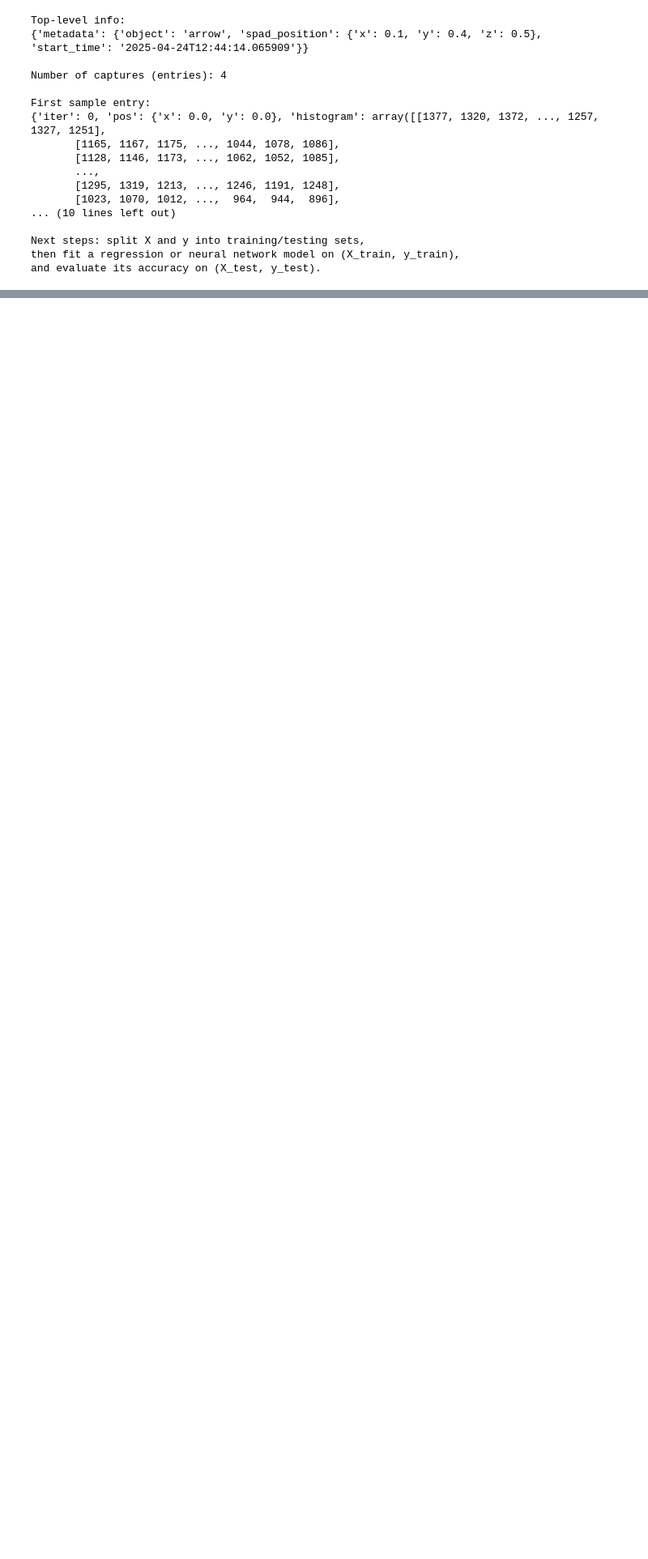
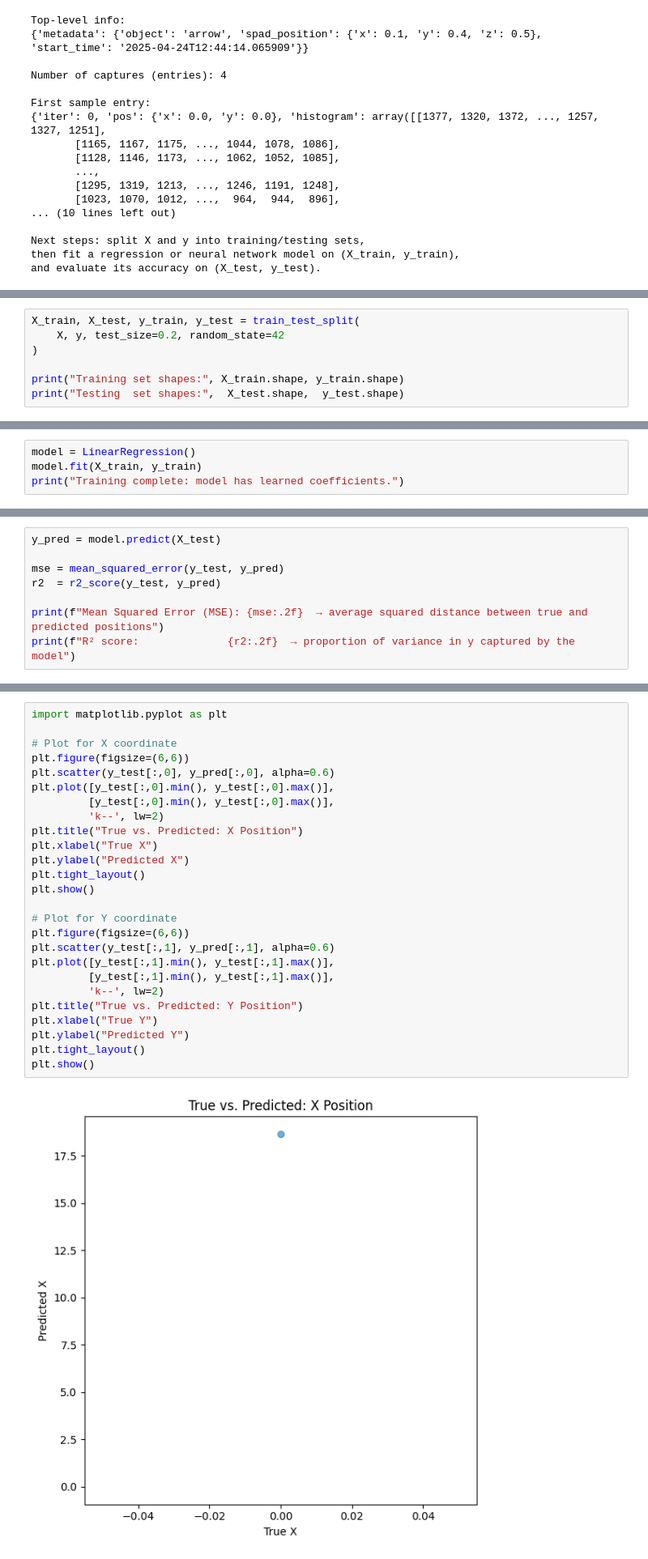
Before and after one commit to camera-culture/cc-hardware, a Jupyter notebook: run_capture_process.ipynb, the cells around one changed output, grey strips where cells are left out. Shown at 81% size. Cells and saved outputs as stored; diff of their text form; blank space fills up the shorter version.

```diff
--- a/run_capture_process.ipynb
+++ b/run_capture_process.ipynb
@@ -148,0 +186,7 @@ plt.show()
+# %%
+X_train, X_test, y_train, y_test = train_test_split(
+    X, y, test_size=0.2, random_state=42
+)
+
+print("Training set shapes:", X_train.shape, y_train.shape)
+print("Testing  set shapes:",  X_test.shape,  y_test.shape)
@@ -148,0 +201,4 @@ plt.show()
+# %%
+model = LinearRegression()
+model.fit(X_train, y_train)
+print("Training complete: model has learned coefficients.")
@@ -148,0 +212,8 @@ plt.show()
+# %%
+y_pred = model.predict(X_test)
+
+mse = mean_squared_error(y_test, y_pred)
+r2  = r2_score(y_test, y_pred)
+
+print(f"Mean Squared Error (MSE): {mse:.2f}  → average squared distance between true and predicted positions")
+print(f"R² score:              {r2:.2f}  → proportion of variance in y captured by the model")
@@ -148,0 +229,28 @@ plt.show()
+# %%
+import matplotlib.pyplot as plt
+
+# Plot for X coordinate
+plt.figure(figsize=(6,6))
+plt.scatter(y_test[:,0], y_pred[:,0], alpha=0.6)
+plt.plot([y_test[:,0].min(), y_test[:,0].max()],
+         [y_test[:,0].min(), y_test[:,0].max()],
+         'k--', lw=2)
+plt.title("True vs. Predicted: X Position")
+plt.xlabel("True X")
+plt.ylabel("Predicted X")
+plt.tight_layout()
+plt.show()
+
+# Plot for Y coordinate
+plt.figure(figsize=(6,6))
+plt.scatter(y_test[:,1], y_pred[:,1], alpha=0.6)
+plt.plot([y_test[:,1].min(), y_test[:,1].max()],
+         [y_test[:,1].min(), y_test[:,1].max()],
+         'k--', lw=2)
+plt.title("True vs. Predicted: Y Position")
+plt.xlabel("True Y")
+plt.ylabel("Predicted Y")
+plt.tight_layout()
+plt.show()
+# %% [output]
+[figure, added]
```
Also changed, not shown: parts of 12 cells of this notebook.
